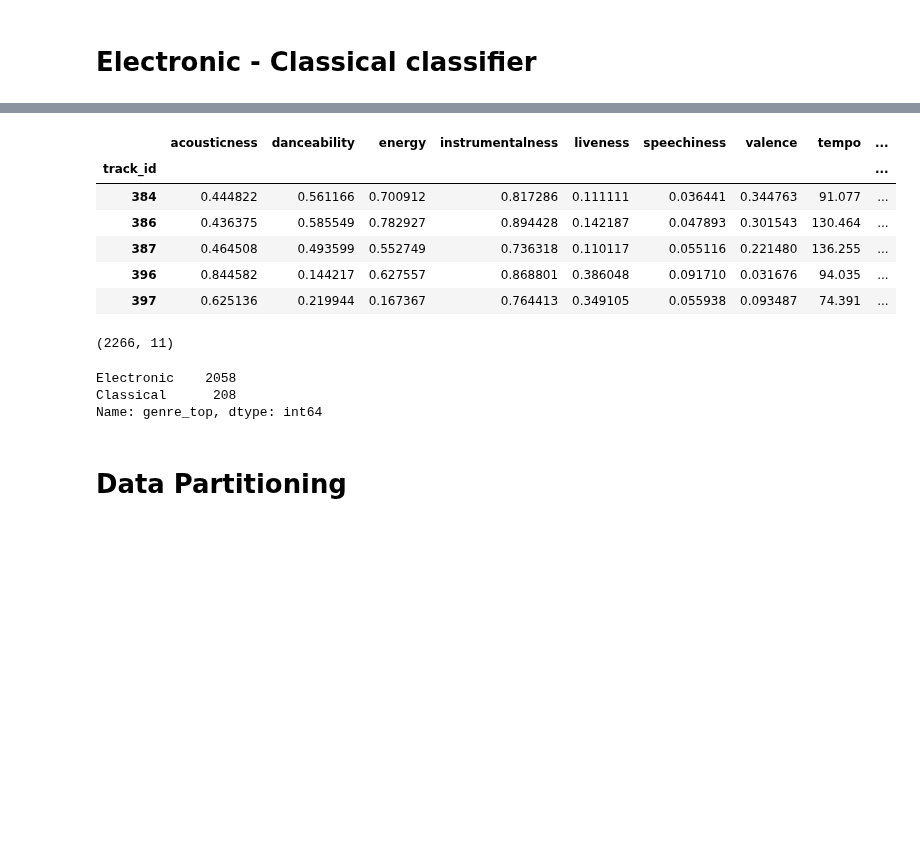
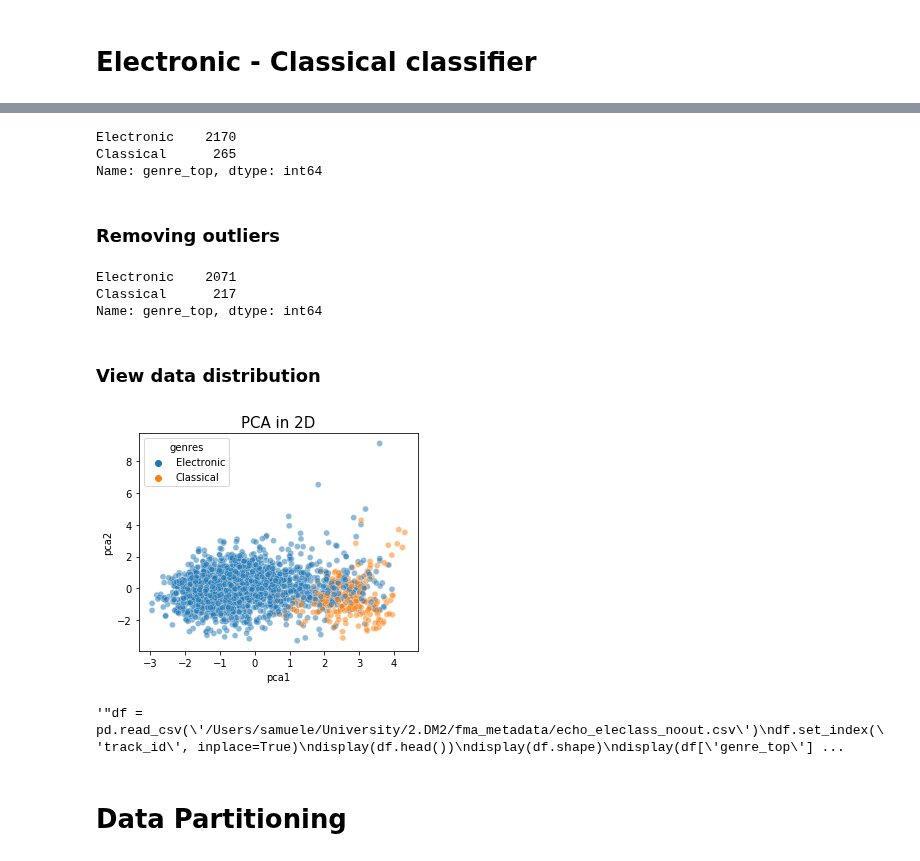
Before and after one commit to gaetanoantonicchio/DataMining-2, a Jupyter notebook: src/Module 2/Rule-Based/binary-rulebased_echo.ipynb, the cells around one changed output, grey strips where cells are left out. Cells and saved outputs as stored; diff of their text form; code cells hidden in the pictures; blank space fills up the shorter version.

Commit message:
fixed binary-rulebased_echo.ipynb

```diff
--- a/src/Module 2/Rule-Based/binary-rulebased_echo.ipynb
+++ b/src/Module 2/Rule-Based/binary-rulebased_echo.ipynb
@@ -239,0 +291,13 @@ make_confusion_matrix(cf_matrix, 'IREP')
+# %%
+# genre_top was of type Categorical and displayed also genres with count 0.
+# converting it into string fixes the problem
+df['genre_top'] = df['genre_top'].astype(str)
+# %%
+# display count
+df['genre_top'].value_counts()
+# %% [output]
+Electronic    2170
+Classical      265
+Name: genre_top, dtype: int64
+# %% [markdown]
+### Removing outliers
@@ -239,0 +306,48 @@ make_confusion_matrix(cf_matrix, 'IREP')
+# %%
+F0 = IsolationForest(random_state=42, n_estimators=300, contamination=0.06).fit(df.iloc[:,:10])
+outliers_sk = F0.predict(df.iloc[:,:10])
+# %%
+df['outlier_IF_sklearn'] = outliers_sk
+df['outlier_IF_sklearn'] = df['outlier_IF_sklearn'].apply(lambda x: 'inlier' if x==1 else 'outlier')
+# %%
+df.drop(index=df[df['outlier_IF_sklearn']=='outlier'].index, axis=0, inplace=True)
+# %%
+# count after removing 6% of outliers
+df.genre_top.value_counts()
+# %% [output]
+Electronic    2071
+Classical      217
+Name: genre_top, dtype: int64
+# %% [markdown]
+### View data distribution
+# %%
+from sklearn.preprocessing import StandardScaler
+from sklearn.decomposition import PCA
+
+scaler = StandardScaler()
+scaler.fit(df.iloc[:,:10])
+scaled_df = scaler.transform(df.iloc[:,:10])
+
+pca =PCA(2, random_state=42)
+pca.fit(scaled_df)
+df_pca = pca.transform(scaled_df)
+
+df_graph = pd.DataFrame()
+df_graph['pca1'] = df_pca[:,0]
+df_graph['pca2'] = df_pca[:,1]
+df_graph['genres'] = df['genre_top'].values
+
+# plot scatter of PCA
+plt.figure(figsize=(5,4))
+sns.scatterplot(
+    x="pca1", y="pca2",
+    hue='genres',
+    data=df_graph,
+    legend="full",
+    alpha=0.5
+)
+
+plt.title("PCA in 2D", fontsize= 15)
+plt.show()
+# %% [output]
+[figure, added]
@@ -240,21 +356,11 @@ make_confusion_matrix(cf_matrix, 'IREP')
 # %%
-df = pd.read_csv('/Users/samuele/University/2.DM2/fma_metadata/echo_eleclass_noout.csv')
+""""df = pd.read_csv('/Users/samuele/University/2.DM2/fma_metadata/echo_eleclass_noout.csv')
 df.set_index('track_id', inplace=True)
 display(df.head())
 display(df.shape)
-display(df['genre_top'].value_counts())
+display(df['genre_top'].value_counts())"""
 # %% [output]
-|  | acousticness | danceability | energy | instrumentalness | liveness | speechiness | valence | tempo | ... |
-| track_id |  |  |  |  |  |  |  |  | ... |
-| 384 | 0.444822 | 0.561166 | 0.700912 | 0.817286 | 0.111111 | 0.036441 | 0.344763 | 91.077 | ... |
-| 386 | 0.436375 | 0.585549 | 0.782927 | 0.894428 | 0.142187 | 0.047893 | 0.301543 | 130.464 | ... |
-| 387 | 0.464508 | 0.493599 | 0.552749 | 0.736318 | 0.110117 | 0.055116 | 0.221480 | 136.255 | ... |
-| 396 | 0.844582 | 0.144217 | 0.627557 | 0.868801 | 0.386048 | 0.091710 | 0.031676 | 94.035 | ... |
-| 397 | 0.625136 | 0.219944 | 0.167367 | 0.764413 | 0.349105 | 0.055938 | 0.093487 | 74.391 | ... |
-(2266, 11)
+'"df = pd.read_csv(\'/Users/samuele/University/2.DM2/fma_metadata/echo_eleclass_noout.csv\')\ndf.set_index(\'track_id\', inplace=True)\ndisplay(df.head())\ndisplay(df.shape)\ndisplay(df[\'genre_top\'] ...
-Electronic    2058
-Classical      208
-Name: genre_top, dtype: int64
 # %% [markdown]
 # Data Partitioning
 # %%
```
Also changed, not shown: parts of 36 cells of this notebook.
